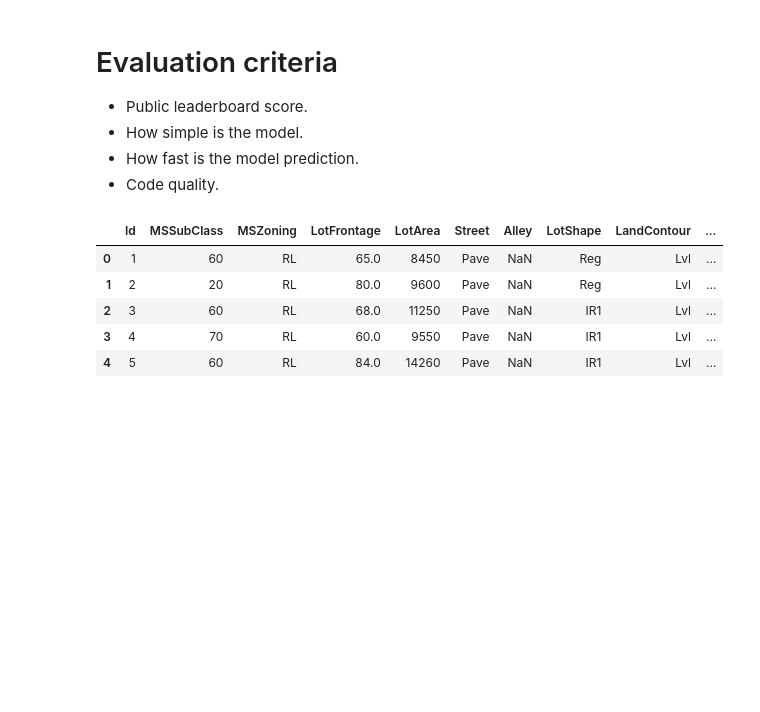
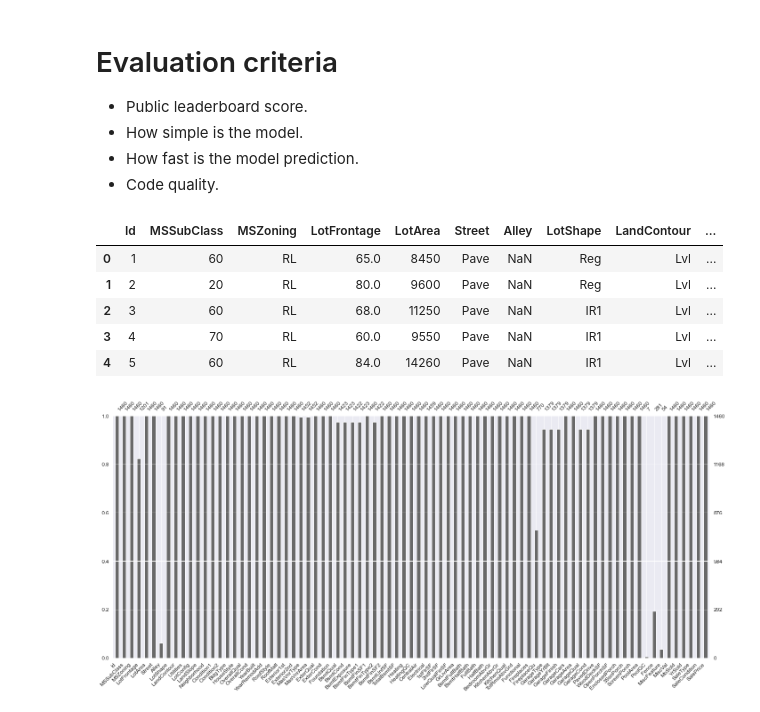
Before and after one commit to Gedas-LT/kaggle-ames-house-prices-boost, a Jupyter notebook: notebook.ipynb, the cells around one changed output. Cells and saved outputs as stored; diff of their text form; code cells hidden in the pictures; blank space fills up the shorter version.

```diff
--- a/notebook.ipynb
+++ b/notebook.ipynb
@@ -23,9 +23,12 @@ import missingno as msno
 import numpy as np
 import pandas as pd
 pd.set_option("display.max_columns", None)
+import seaborn as sns
+sns.set_theme()
 from sklearn import set_config
 set_config(display="diagram")
 from sklearn.compose import ColumnTransformer
+from sklearn.ensemble import GradientBoostingRegressor
 from sklearn.impute import SimpleImputer
 from sklearn.model_selection import cross_val_score
 from sklearn.neural_network import MLPRegressor
@@ -44,5 +47,7 @@ train_data.head()
 | 3 | 4 | 70 | RL | 60.0 | 9550 | Pave | NaN | IR1 | Lvl | ... |
 | 4 | 5 | 60 | RL | 84.0 | 14260 | Pave | NaN | IR1 | Lvl | ... |
 # %%
-#msno.bar(train_data, labels=True, fontsize=12);
+msno.bar(train_data, labels=True, fontsize=12);
+# %% [output]
+[figure, added]
 # %%
```
Also changed, not shown: parts of 13 cells of this notebook.
